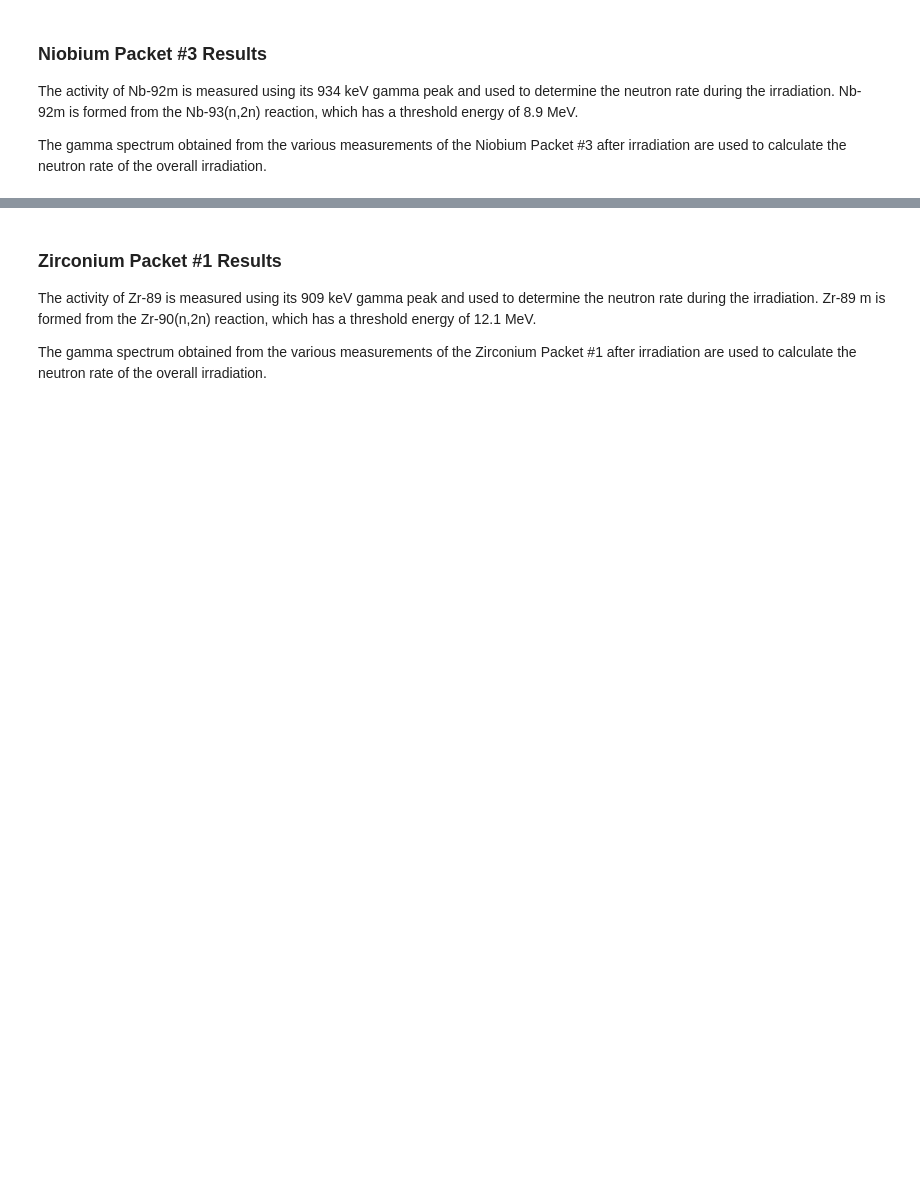
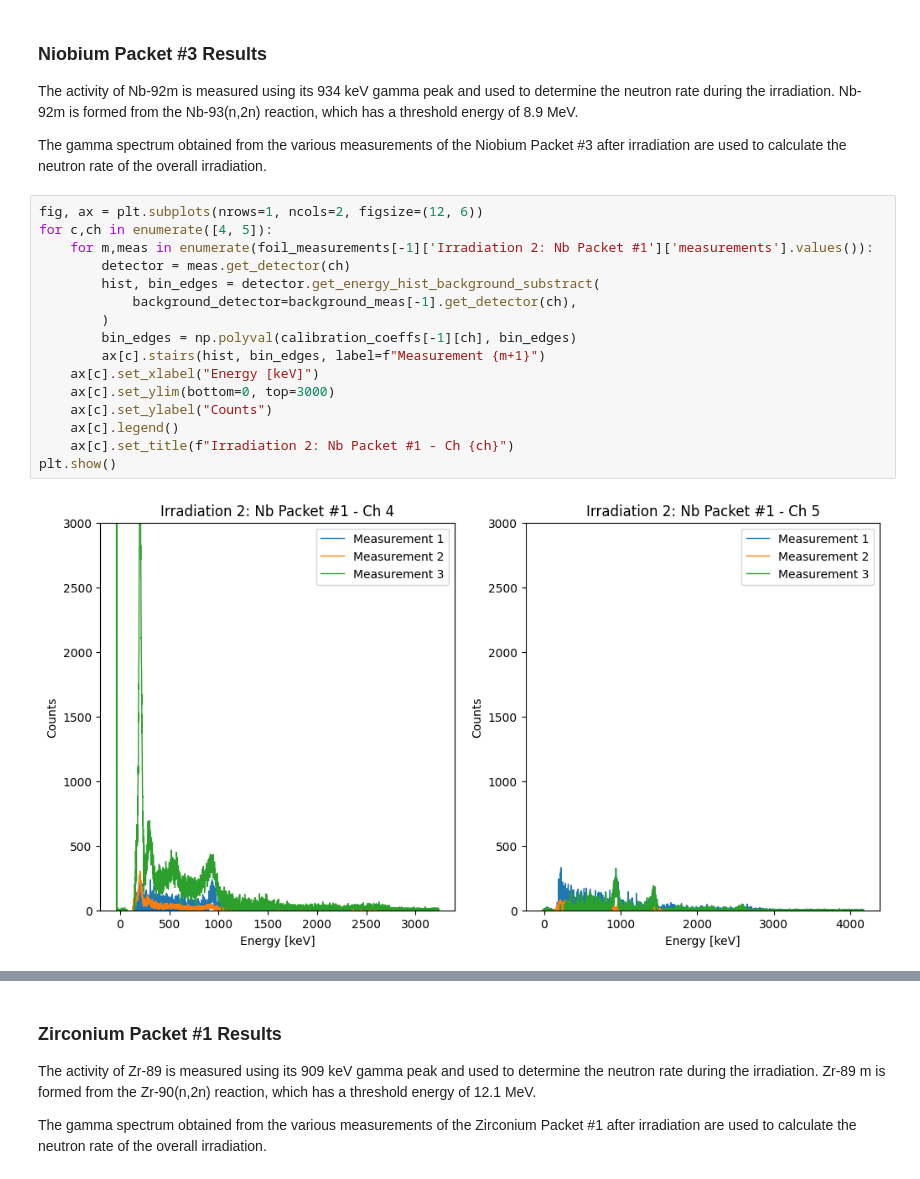
Before and after one commit to cdunn314/BABY-1L-run-4, a Jupyter notebook: analysis/neutron/foil_analysis.ipynb, the cells around one changed output, grey strips where cells are left out. Drawn from its saved outputs; the diff is of its cells as text; blank space fills up the shorter version.

```diff
--- a/analysis/neutron/foil_analysis.ipynb
+++ b/analysis/neutron/foil_analysis.ipynb
@@ -308,6 +284,24 @@ from process_foil_data import irradiations, time_generator_off
 The activity of Nb-92m is measured using its 934 keV gamma peak and used to determine the neutron rate during the irradiation. Nb-92m is formed from the Nb-93(n,2n) reaction, which has a threshold energy of 8.9 MeV.
 
 The gamma spectrum obtained from the various measurements of the Niobium Packet #3 after irradiation are used to calculate the neutron rate of the overall irradiation.
+# %%
+fig, ax = plt.subplots(nrows=1, ncols=2, figsize=(12, 6))
+for c,ch in enumerate([4, 5]):
+    for m,meas in enumerate(foil_measurements[-1]['Irradiation 2: Nb Packet #1']['measurements'].values()):
+        detector = meas.get_detector(ch)
+        hist, bin_edges = detector.get_energy_hist_background_substract(
+            background_detector=background_meas[-1].get_detector(ch),
+        )
+        bin_edges = np.polyval(calibration_coeffs[-1][ch], bin_edges)
+        ax[c].stairs(hist, bin_edges, label=f"Measurement {m+1}")
+    ax[c].set_xlabel("Energy [keV]")
+    ax[c].set_ylim(bottom=0, top=3000)
+    ax[c].set_ylabel("Counts")
+    ax[c].legend()
+    ax[c].set_title(f"Irradiation 2: Nb Packet #1 - Ch {ch}")
+plt.show()
+# %% [output]
+[figure, added]
 # %%
 from process_foil_data import calculate_neutron_rate_from_foil
 
```
Also changed, not shown: parts of 11 cells of this notebook, 3 other files.
